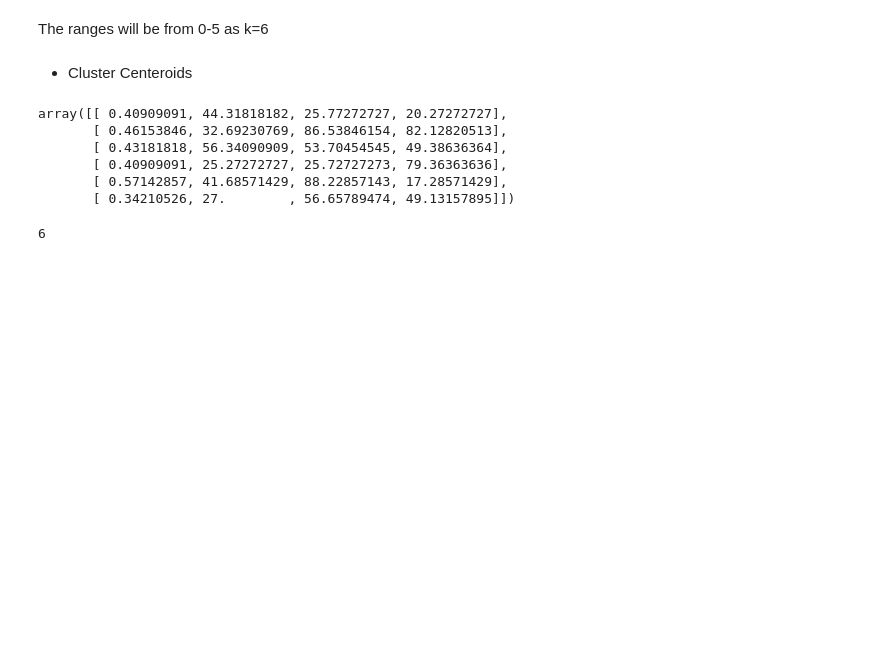
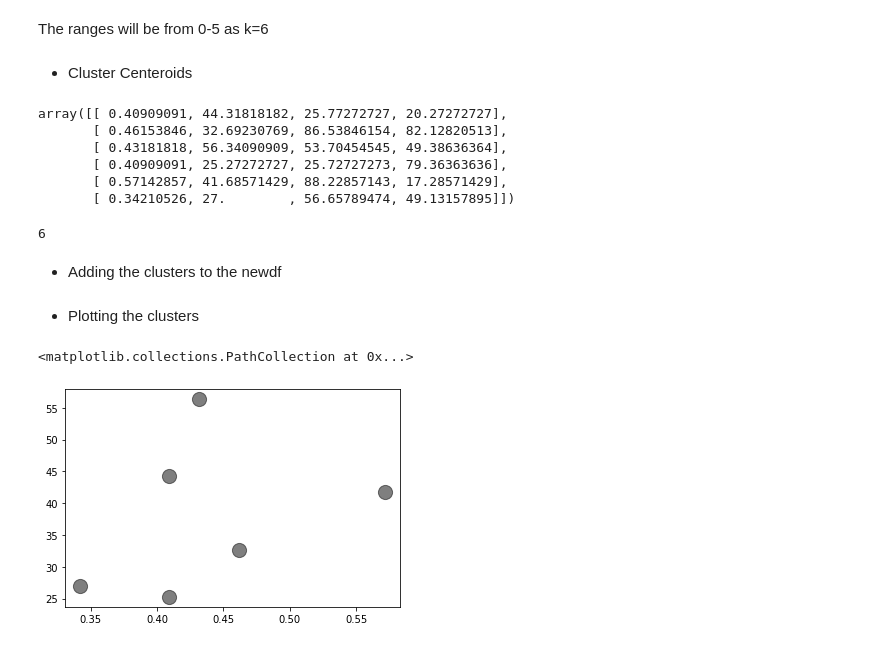
Before and after one commit to Naveen-Karanamu/Customer-Segmentation, a Jupyter notebook: main.ipynb, the cells around one changed output. Cells and saved outputs as stored; diff of their text form; code cells hidden in the pictures; blank space fills up the shorter version.

Commit message:
Plotted: Clusters

```diff
--- a/main.ipynb
+++ b/main.ipynb
@@ -272,3 +272,5 @@ array([[ 0.40909091, 44.31818182, 25.77272727, 20.27272727],
 len(kmodel.cluster_centers_)
 # %% [output]
 6
+# %% [markdown]
+* Adding the clusters to the newdf
@@ -274,0 +279,7 @@ len(kmodel.cluster_centers_)
+# %% [markdown]
+* Plotting the clusters
+# %%
+plt.scatter(kmodel.cluster_centers_[:,0],kmodel.cluster_centers_[:,1],c='black',s=200,alpha=0.5)
+# %% [output]
+<matplotlib.collections.PathCollection at 0x...>
+[figure, added]
```
Also changed, not shown: parts of 2 cells of this notebook.
